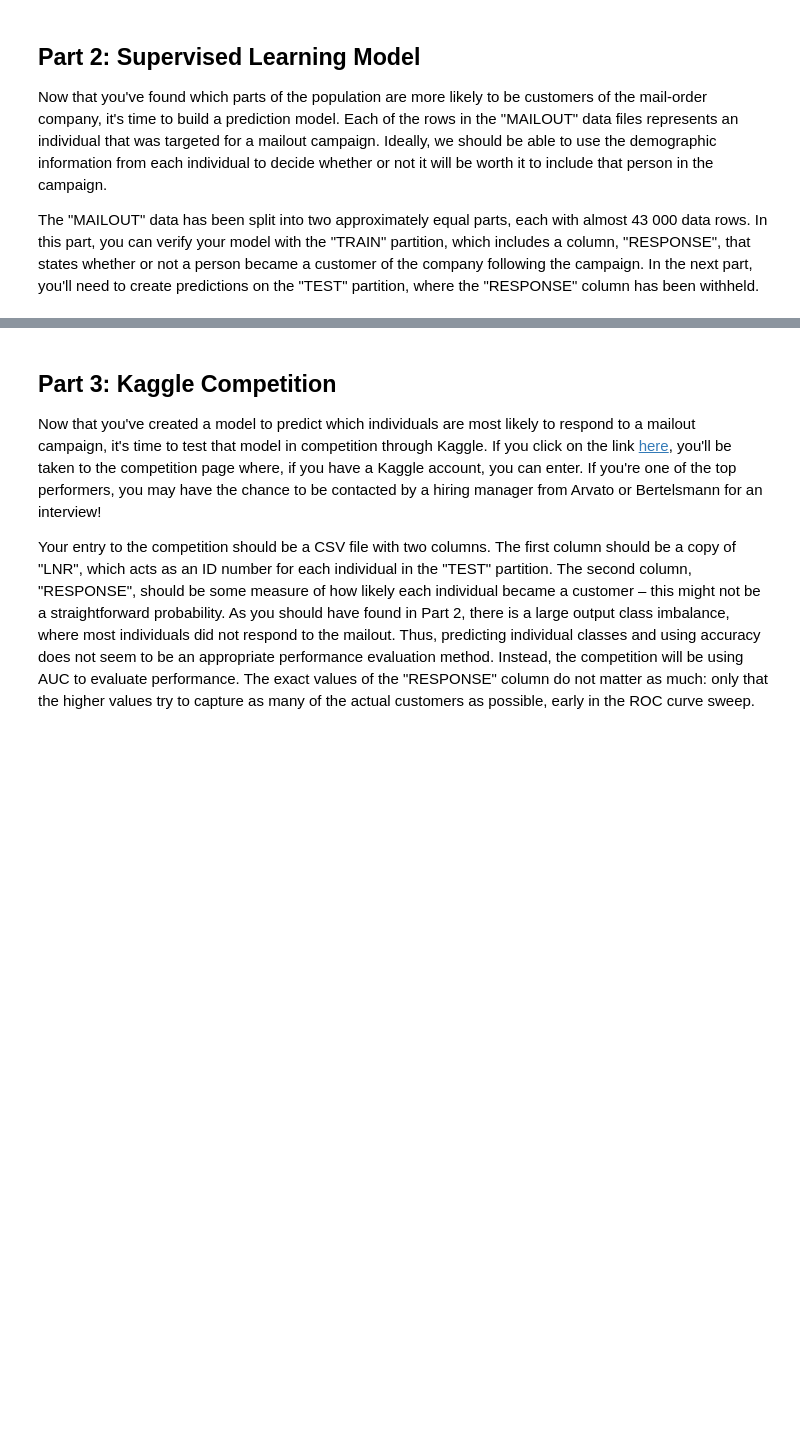
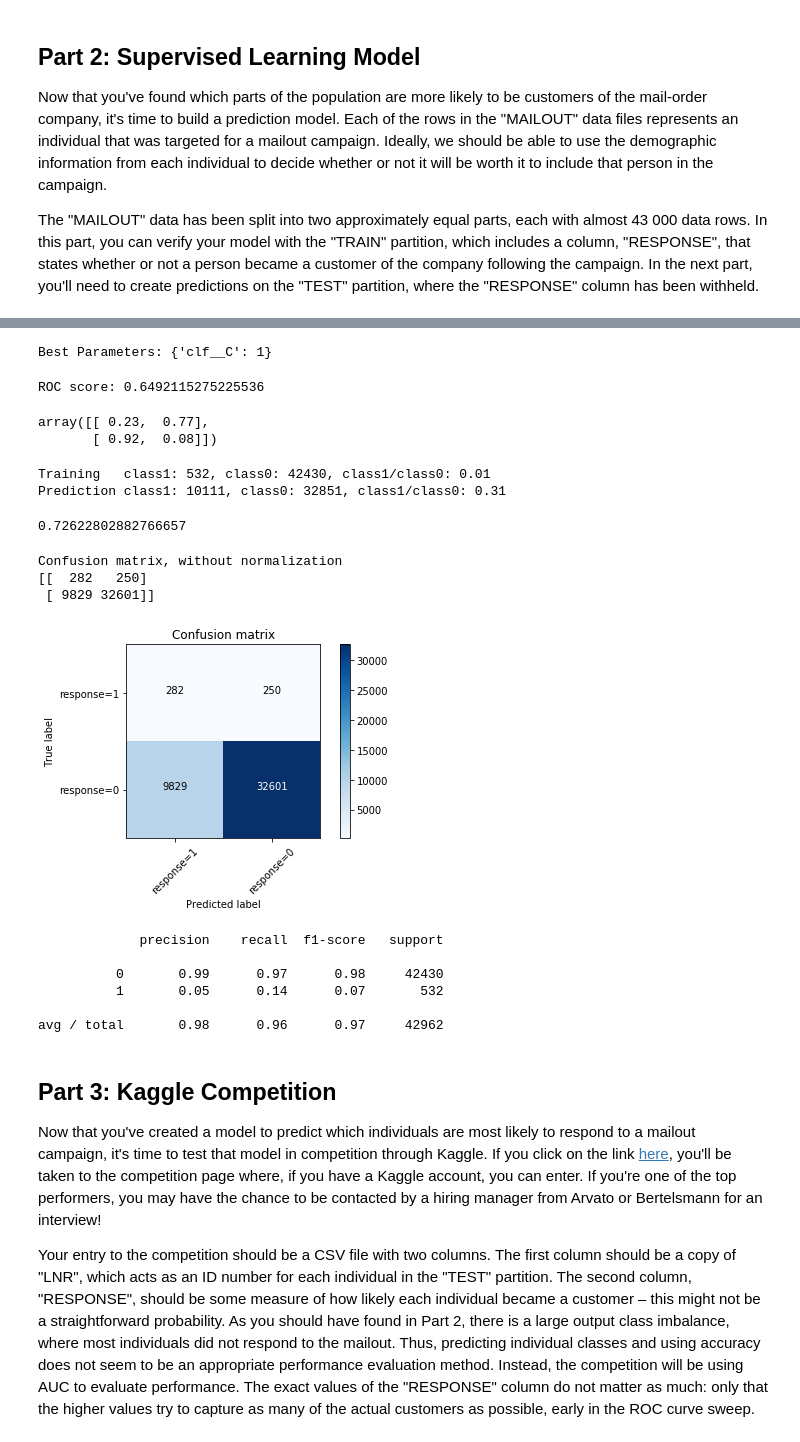
Before and after one commit to texcindy99/Arvato_Customer_Segmentation_Project, a Jupyter notebook: Arvato Project Workbook.ipynb, the cells around one changed output, grey strips where cells are left out. Saved outputs shown, nothing was run; the diff lists cells and outputs as text; code cells hidden in the pictures; blank space fills up the shorter version.

```diff
--- a/Arvato Project Workbook.ipynb
+++ b/Arvato Project Workbook.ipynb
@@ -388,0 +717,6 @@ num_df.shape, cat_df.shape, cat_df.columns
+# %%
+# LR = LogisticRegression(C=0.02, solver='sag').fit(X_train_pca_DnSamp, Y_train_DnSample)
+pipeline.fit(X_train_pca_DnSamp, Y_train_DnSample)
+yhat = pipeline.predict(X_train_pca)
+roc=roc_auc_score(Y_train, yhat)
+print('ROC score: {}'.format(roc))
@@ -388,0 +743,26 @@ num_df.shape, cat_df.shape, cat_df.columns
+# %%
+cv.fit(X_train_pca_DnSamp, Y_train_DnSample)
+print("\nBest Parameters:", cv.best_params_)
+# %% [output]
+Best Parameters: {'clf__C': 1}
+# %%
+yhat = pipeline.predict(X_train_pca)
+roc=roc_auc_score(Y_train, yhat)
+print('ROC score: {}'.format(roc))
+yhat_prob = cv.predict_proba(X_train_pca)
+yhat_prob[0:2]
+# %% [output]
+ROC score: 0.6492115275225536
+array([[ 0.23,  0.77],
+       [ 0.92,  0.08]])
+# %%
+print('Training   class1: {}, class0: {}, class1/class0: {}'.
+      format(sum(Y_train==1),sum(Y_train==0),round(sum(Y_train==1)/sum(Y_train==0),2)))
+print('Prediction class1: {}, class0: {}, class1/class0: {}'.
+      format(sum(yhat==1),sum(yhat==0),round(sum(yhat==1)/sum(yhat==0),2)))
+score_train = cv.score(X_train_pca, Y_train)
+score_train
+# %% [output]
+Training   class1: 532, class0: 42430, class1/class0: 0.01
+Prediction class1: 10111, class0: 32851, class1/class0: 0.31
+0.72622802882766657
@@ -389,3 +810,26 @@ num_df.shape, cat_df.shape, cat_df.columns
+# %%
+# Compute confusion matrix
+cnf_matrix = confusion_matrix(Y_train, yhat, labels=[1,0])
+np.set_printoptions(precision=2)
+
+
+# Plot non-normalized confusion matrix
+plt.figure()
+plot_confusion_matrix(cnf_matrix, classes=['response=1','response=0'],normalize= False,  title='Confusion matrix')
+# %% [output]
+Confusion matrix, without normalization
+[[  282   250]
+ [ 9829 32601]]
+[figure, added]
+# %%
+print (classification_report(Y_train, yhat))
+# %% [output]
+             precision    recall  f1-score   support
+
+          0       0.99      0.97      0.98     42430
+          1       0.05      0.14      0.07       532
+
+avg / total       0.98      0.96      0.97     42962
 # %% [markdown]
 ## Part 3: Kaggle Competition
 
```
Also changed, not shown: parts of 45 cells of this notebook.
